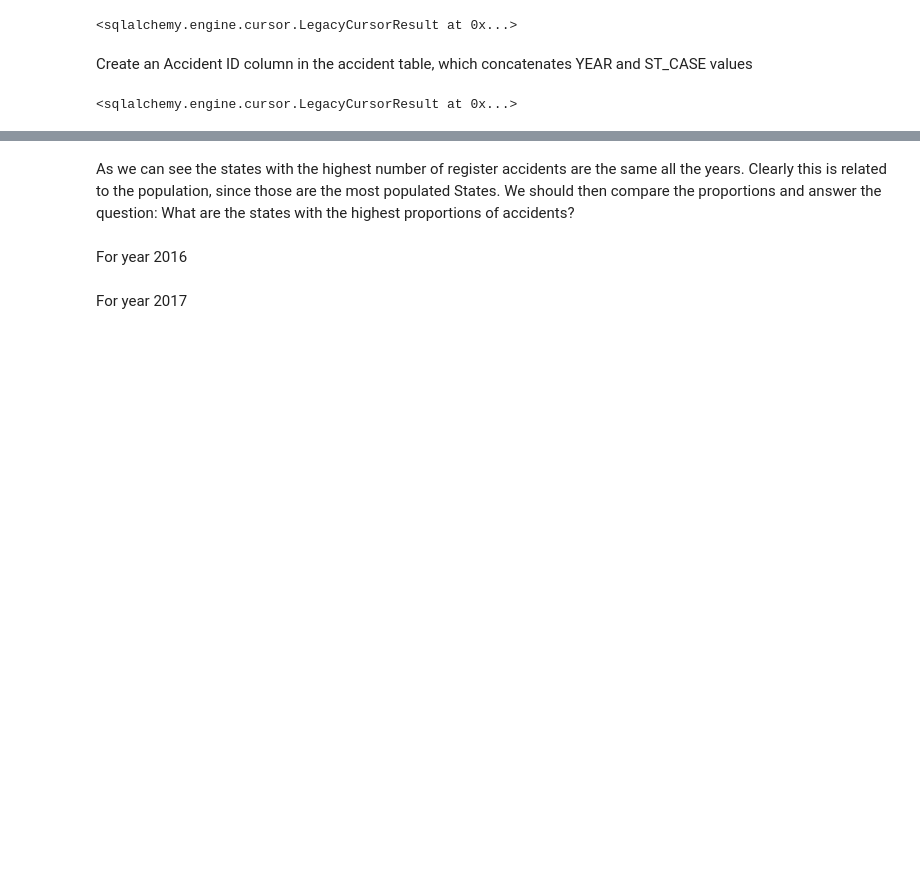
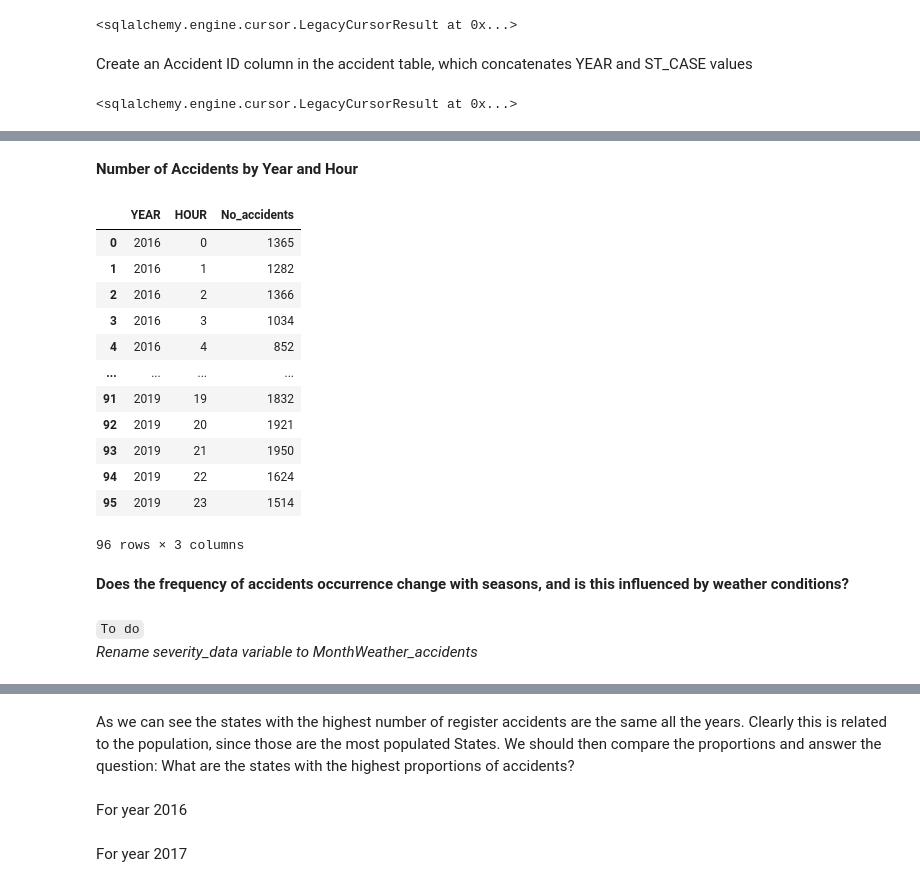
Before and after one commit to ddlondono/Traffic-Incidents-, a Jupyter notebook: Data 604 Project.ipynb, the cells around one changed output, grey strips where cells are left out. Cells and saved outputs as stored; diff of their text form; code cells hidden in the pictures; blank space fills up the shorter version.

```diff
--- a/Data 604 Project.ipynb
+++ b/Data 604 Project.ipynb
@@ -227,0 +284,27 @@ engine.execute(updateCol_accidentID)
+# %% [markdown]
+**Number of Accidents by Year and Hour**
+# %%
+# Queries from the database to create a table that shows the number of accidents by
+# Year and Hour. This will show which Hour/s of the Day where accidents occur the most. We're looking
+# at total accidents by Hour per Year.
+import pandas as pd
+
+YearHour_accidents = pd.read_sql_query('''SELECT YEAR(DATE) as YEAR, HOUR, COUNT(*) as No_accidents
+                                       FROM accidents
+                                       WHERE NOT HOUR=99
+                                       GROUP BY YEAR(DATE), HOUR''', engine)
+YearHour_accidents
+# %% [output]
+|  | YEAR | HOUR | No_accidents |
+| 0 | 2016 | 0 | 1365 |
+| 1 | 2016 | 1 | 1282 |
+| 2 | 2016 | 2 | 1366 |
+| 3 | 2016 | 3 | 1034 |
+| 4 | 2016 | 4 | 852 |
+| ... | ... | ... | ... |
+| 91 | 2019 | 19 | 1832 |
+| 92 | 2019 | 20 | 1921 |
+| 93 | 2019 | 21 | 1950 |
+| 94 | 2019 | 22 | 1624 |
+| 95 | 2019 | 23 | 1514 |
+96 rows × 3 columns
@@ -227,0 +326,5 @@ engine.execute(updateCol_accidentID)
+# %% [markdown]
+**Does the frequency of accidents occurrence change with seasons, and is this influenced by weather conditions?**
+# %% [markdown]
+`To do`
+*Rename severity_data variable to MonthWeather_accidents*
```
Also changed, not shown: parts of 55 cells of this notebook, 1 other file.
